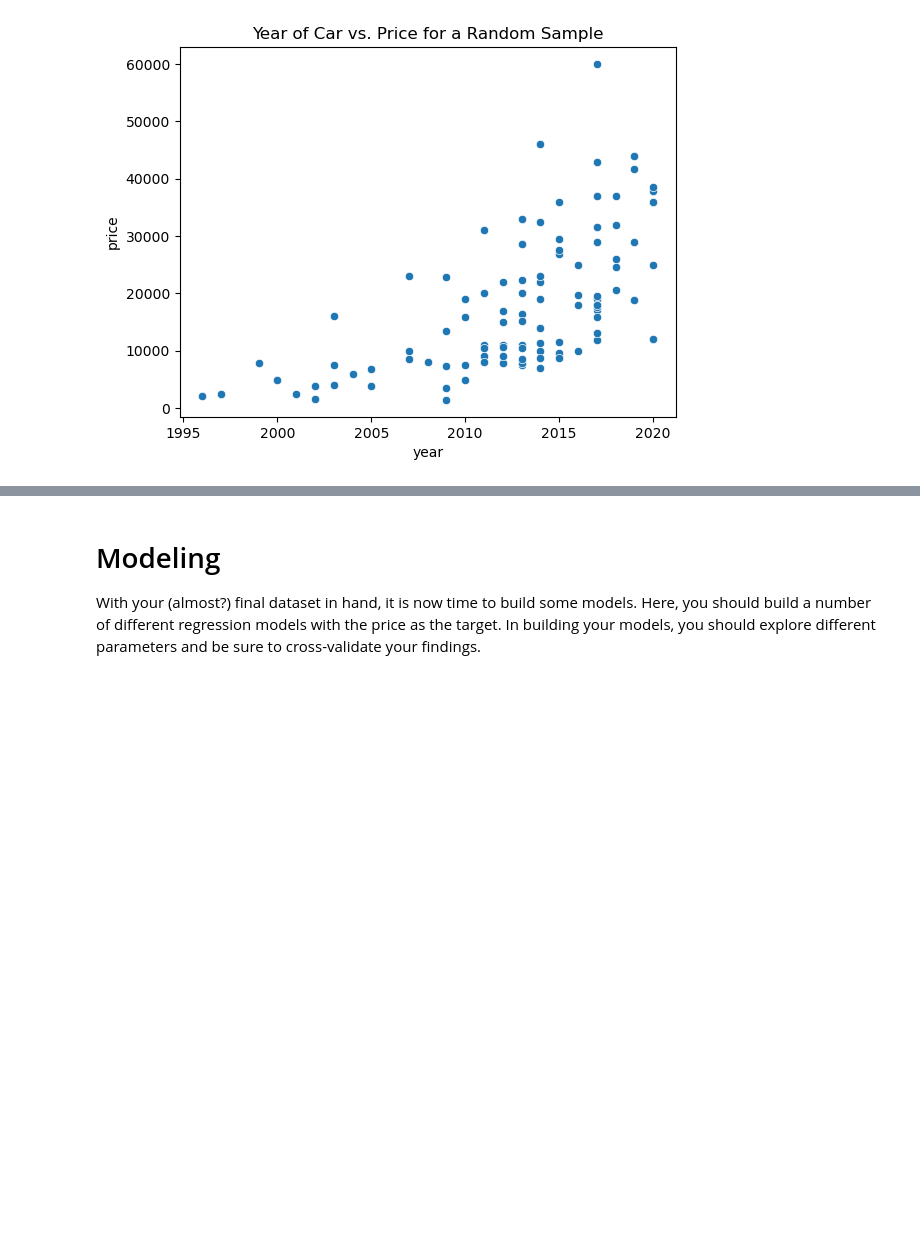
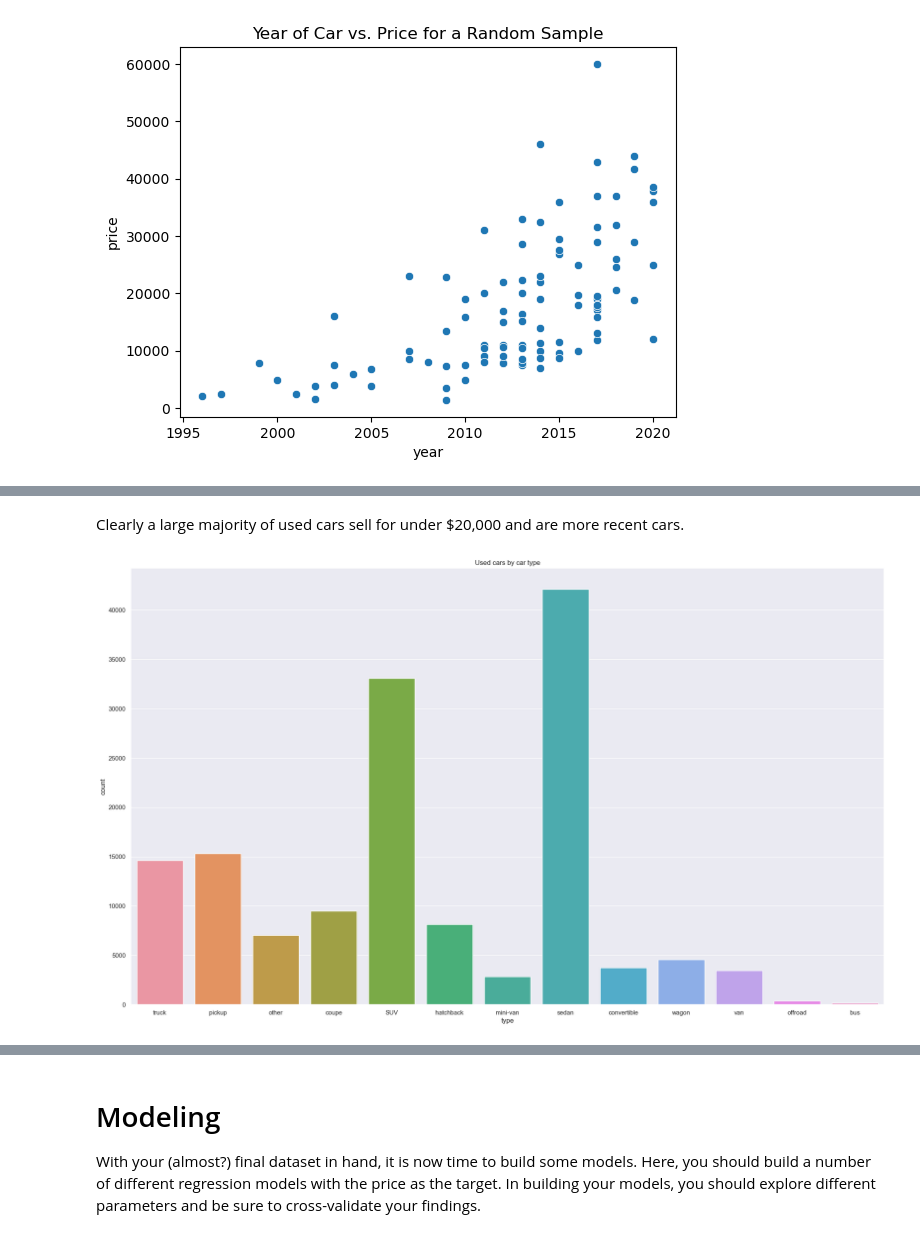
Before and after one commit to coachtech/BE_MLAI_LSTERN, a Jupyter notebook: Practical_Application_2/prompt_II.ipynb, the cells around one changed output, grey strips where cells are left out. Cells and saved outputs as stored; diff of their text form; code cells hidden in the pictures; blank space fills up the shorter version.

```diff
--- a/Practical_Application_2/prompt_II.ipynb
+++ b/Practical_Application_2/prompt_II.ipynb
@@ -290,3 +272,11 @@ memory usage: 14.4+ MB
+# %% [markdown]
+Clearly a large majority of used cars sell for under $20,000 and are more recent cars.
+# %%
+sns.set(rc={'figure.figsize':(24,14)})
+fig2 = sns.countplot(cars.type)
+fig2.title.set_text('Used cars by car type')
+# %% [output]
+[figure, added]
 # %%
 ## Decision made to only create dummy columns for features with minimal unique values.
 cars2 = pd.get_dummies(cars,columns = ['fuel', 'transmission', 'drive'])
```
Also changed, not shown: parts of 39 cells of this notebook, 3 other files.
